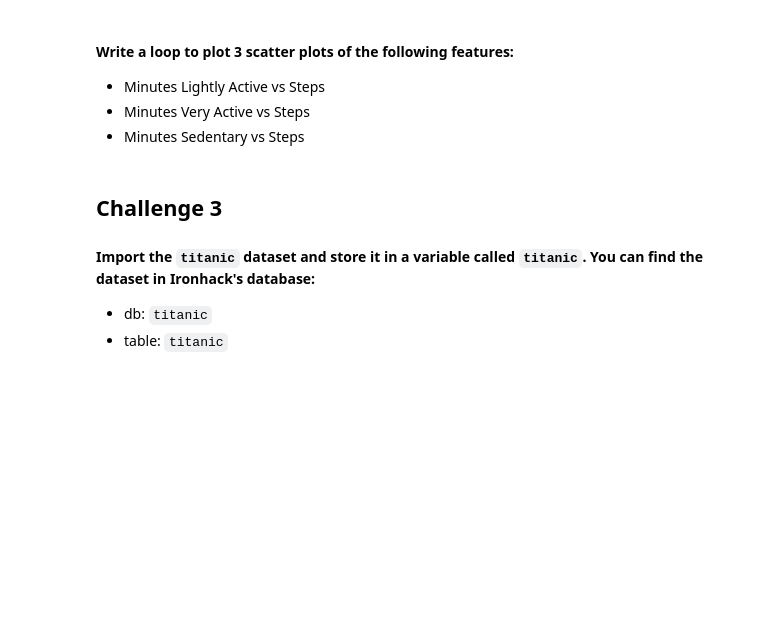
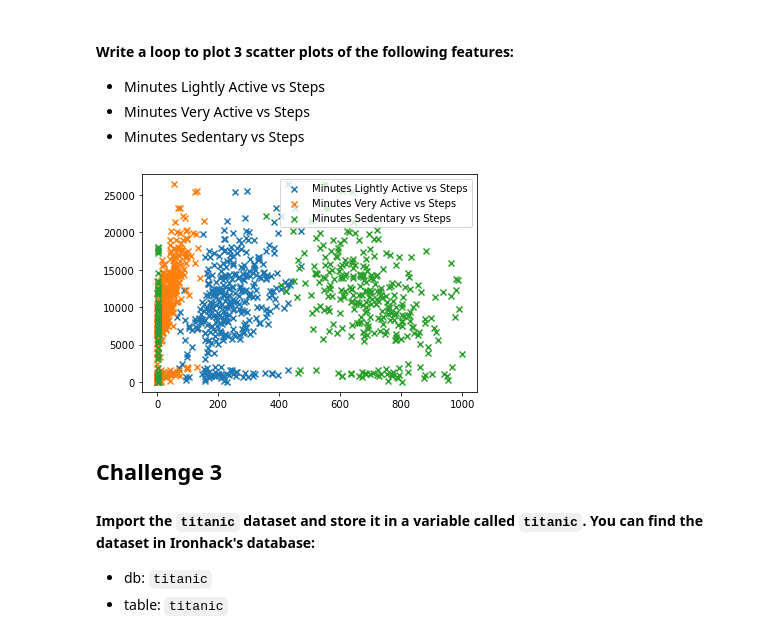
Before and after one commit to TitoGerva/dataptmad1121_labs, a Jupyter notebook: module-2/matplotlib-seaborn/your-code/[matplotlib-seaborn] Gervasio Feliciosi.ipynb, the cells around one changed output. Saved outputs shown, nothing was run; the diff lists cells and outputs as text; code cells hidden in the pictures; blank space fills up the shorter version.

```diff
--- a/module-2/matplotlib-seaborn/your-code/[matplotlib-seaborn] Gervasio Feliciosi.ipynb
+++ b/module-2/matplotlib-seaborn/your-code/[matplotlib-seaborn] Gervasio Feliciosi.ipynb
@@ -173,3 +180,12 @@ SyntaxError: invalid syntax (Temp/ipykernel_10636/447734472.py, line 7)
+# %%
+# your code here
+plt.scatter(fitbit['Minutes Lightly Active'], fitbit['Steps'], marker='x',label='Minutes Lightly Active vs Steps')
+plt.scatter(fitbit['Minutes Very Active'], fitbit['Steps'], marker='x',label='Minutes Very Active vs Steps')
+plt.scatter(fitbit['Minutes Sedentary'], fitbit['Steps'], marker='x',label='Minutes Sedentary vs Steps')
+plt.legend(loc="upper right")
+plt.show()
+# %% [output]
+[figure, added]
 # %% [markdown]
 ## Challenge 3
 
```
Also changed, not shown: parts of 26 cells of this notebook, 1 other file.
